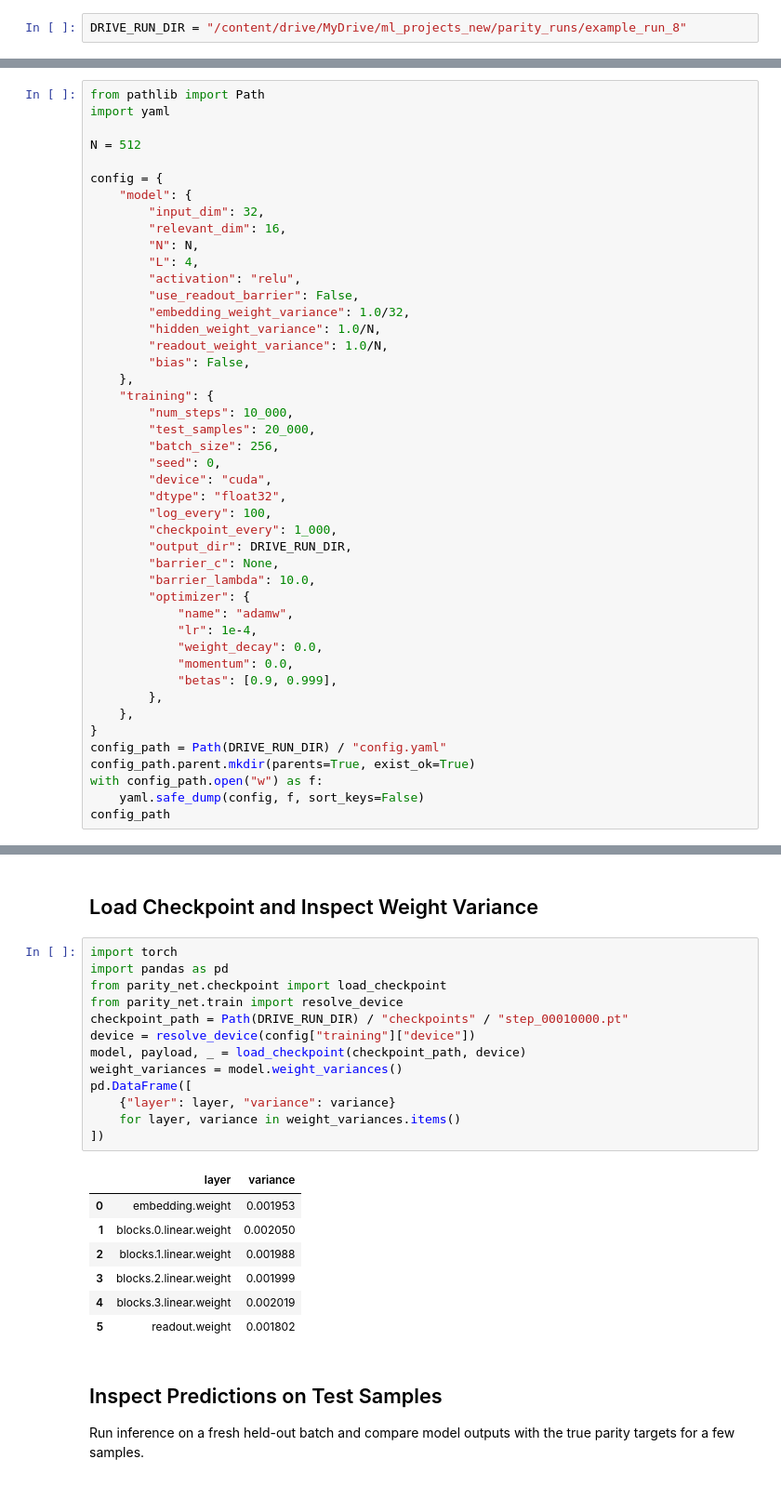
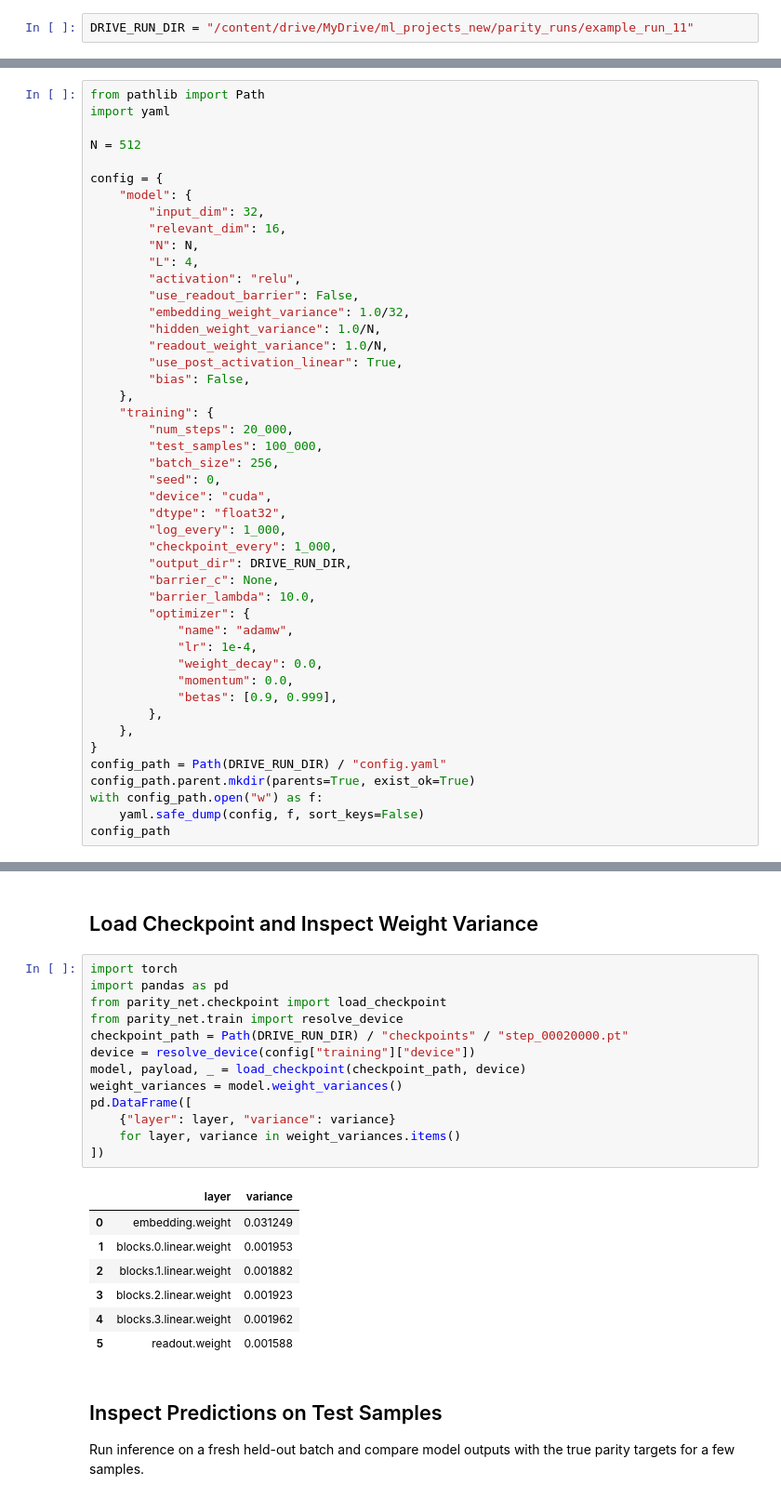
Before and after one commit to labofdoubt/feature-learning-parity-task, a Jupyter notebook: notebooks/colab_parity_experiment.ipynb, the cells around one changed output, grey strips where cells are left out. Shown at 93% size. Saved outputs shown, nothing was run; the diff lists cells and outputs as text.

Commit message:
Add configurable post-activation residual projection

```diff
--- a/notebooks/colab_parity_experiment.ipynb
+++ b/notebooks/colab_parity_experiment.ipynb
@@ -16,5 +36,5 @@ REPO_DIR = "/content/feature-learning-parity-task"
 # %%
-DRIVE_RUN_DIR = "/content/drive/MyDrive/ml_projects_new/parity_runs/example_run_8"
+DRIVE_RUN_DIR = "/content/drive/MyDrive/ml_projects_new/parity_runs/example_run_11"
 # %% [markdown]
 ## Create Configs
 `barrier_c` is in the training config because it enters as a loss regularizer. If left as `None`, the training code uses `7 / N`.
@@ -35,16 +55,17 @@ config = {
         "embedding_weight_variance": 1.0/32,
         "hidden_weight_variance": 1.0/N,
         "readout_weight_variance": 1.0/N,
+        "use_post_activation_linear": True,
         "bias": False,
     },
     "training": {
-        "num_steps": 10_000,
-        "test_samples": 20_000,
+        "num_steps": 20_000,
+        "test_samples": 100_000,
         "batch_size": 256,
         "seed": 0,
         "device": "cuda",
         "dtype": "float32",
-        "log_every": 100,
+        "log_every": 1_000,
         "checkpoint_every": 1_000,
         "output_dir": DRIVE_RUN_DIR,
         "barrier_c": None,
@@ -95,24 +119,24 @@ This runs the repo command and saves intermediate checkpoints to Google Drive.
 # %%
 import torch
 import pandas as pd
 from parity_net.checkpoint import load_checkpoint
 from parity_net.train import resolve_device
-checkpoint_path = Path(DRIVE_RUN_DIR) / "checkpoints" / "step_00010000.pt"
+checkpoint_path = Path(DRIVE_RUN_DIR) / "checkpoints" / "step_00020000.pt"
 device = resolve_device(config["training"]["device"])
 model, payload, _ = load_checkpoint(checkpoint_path, device)
 weight_variances = model.weight_variances()
 pd.DataFrame([
     {"layer": layer, "variance": variance}
     for layer, variance in weight_variances.items()
 ])
 # %% [output]
 |  | layer | variance |
-| 0 | embedding.weight | 0.001953 |
-| 1 | blocks.0.linear.weight | 0.002050 |
-| 2 | blocks.1.linear.weight | 0.001988 |
-| 3 | blocks.2.linear.weight | 0.001999 |
-| 4 | blocks.3.linear.weight | 0.002019 |
-| 5 | readout.weight | 0.001802 |
+| 0 | embedding.weight | 0.031249 |
+| 1 | blocks.0.linear.weight | 0.001953 |
+| 2 | blocks.1.linear.weight | 0.001882 |
+| 3 | blocks.2.linear.weight | 0.001923 |
+| 4 | blocks.3.linear.weight | 0.001962 |
+| 5 | readout.weight | 0.001588 |
 # %% [markdown]
 ## Inspect Predictions on Test Samples
 
```
Also changed, not shown: parts of 10 cells of this notebook, 4 other files.
